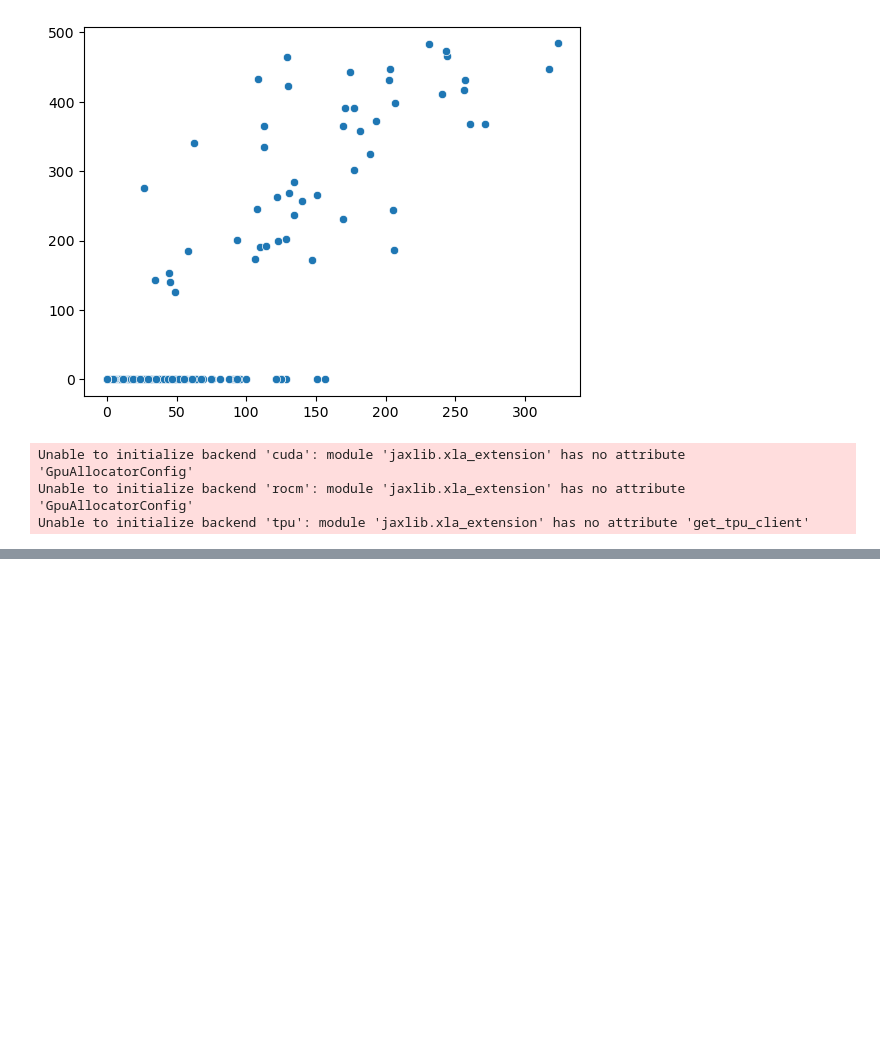
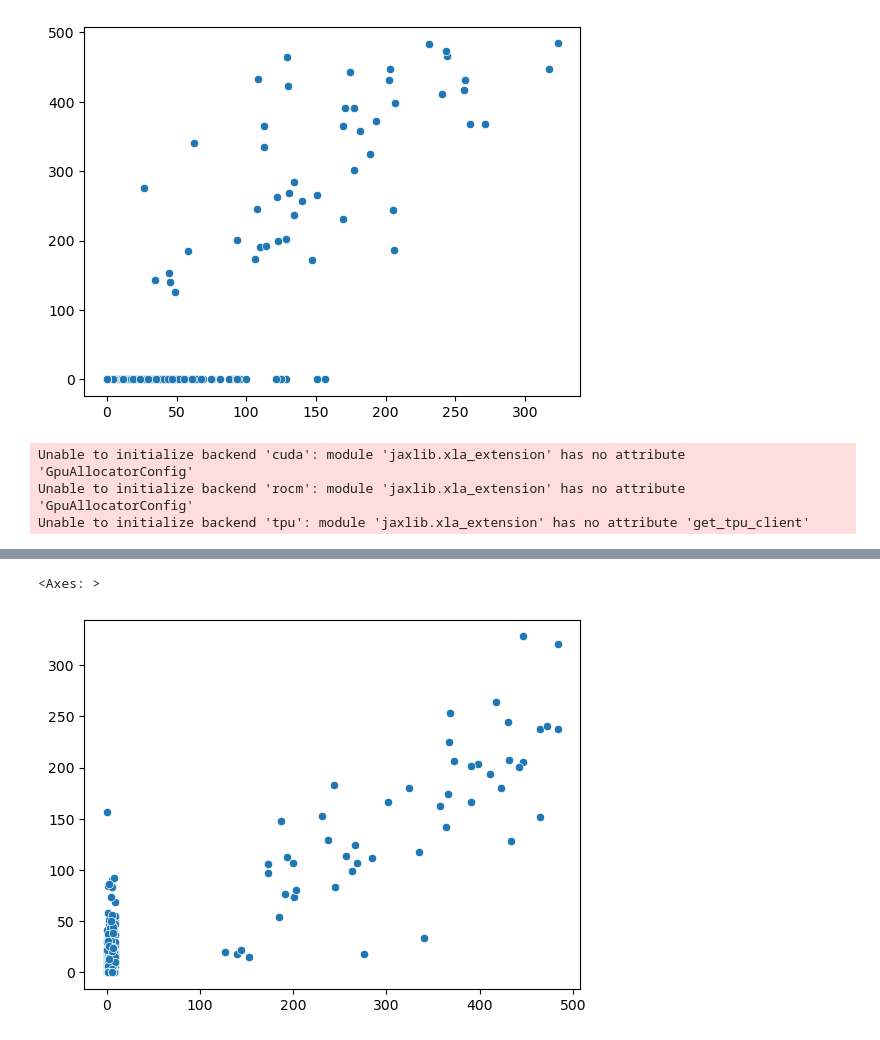
Before and after one commit to pirl-unc/golfy, a Jupyter notebook: notebooks/Deconvolution.ipynb, the cells around one changed output, grey strips where cells are left out. Drawn from its saved outputs; the diff is of its cells as text; code cells hidden in the pictures; blank space fills up the shorter version.

```diff
--- a/notebooks/Deconvolution.ipynb
+++ b/notebooks/Deconvolution.ipynb
@@ -1031,0 +1052,7 @@ AssertionError:
+# %%
+seaborn.scatterplot(
+    x=hit_activity + background,
+    y=((x_lasso.astype(int) + x_ridge.astype(int)) / 2).astype(int))
+# %% [output]
+<Axes: >
+[figure, added]
```
Also changed, not shown: parts of 33 cells of this notebook, 2 other files.
